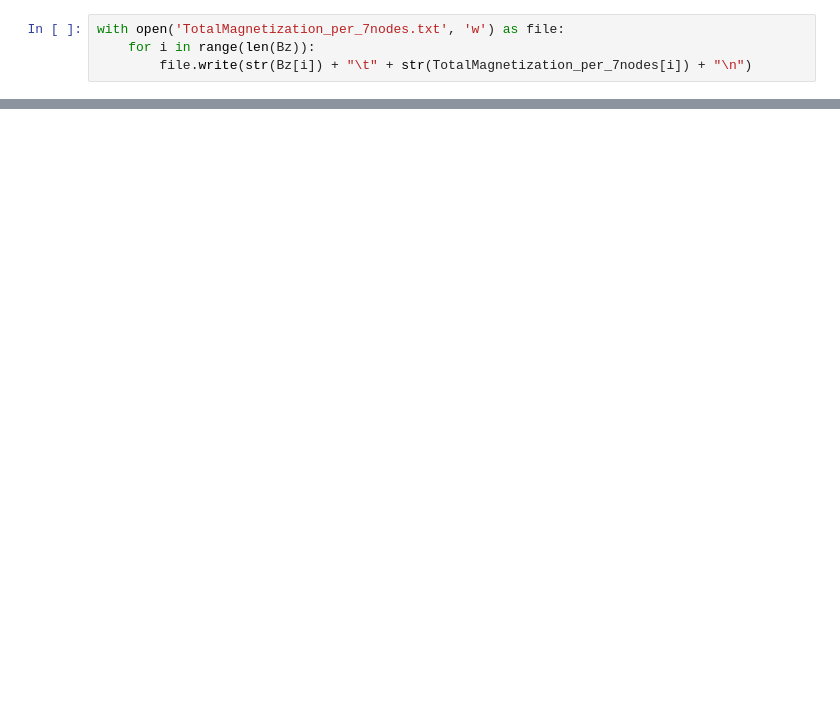
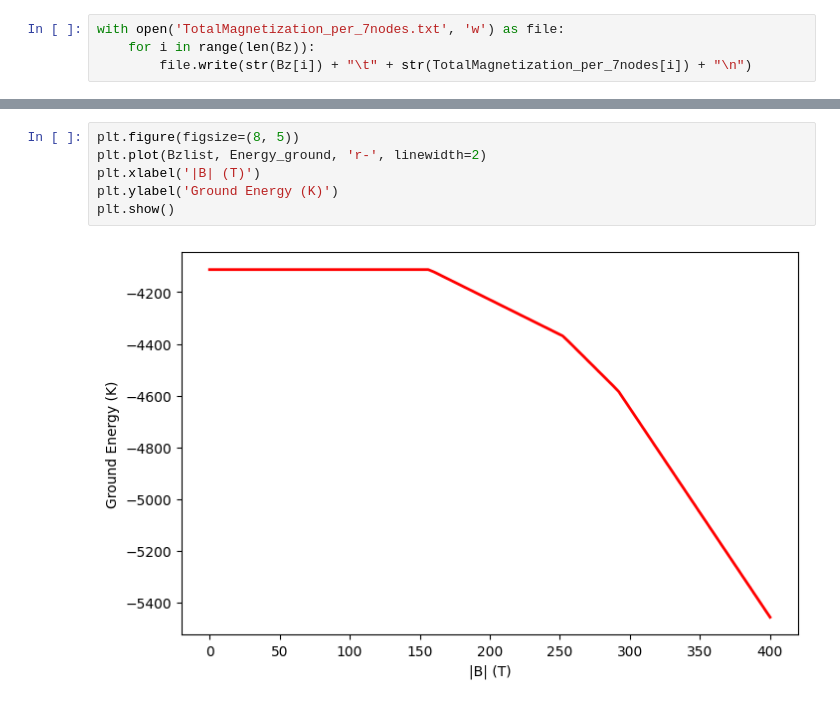
Before and after one commit to YauheniTalochkaN/SpinNet_QuTiP, a Jupyter notebook: EigenValueProblem.ipynb, the cells around one changed output, grey strips where cells are left out. Cells and saved outputs as stored; diff of their text form; blank space fills up the shorter version.

```diff
--- a/EigenValueProblem.ipynb
+++ b/EigenValueProblem.ipynb
@@ -176,0 +366,8 @@ plt.show()
+# %%
+plt.figure(figsize=(8, 5))
+plt.plot(Bzlist, Energy_ground, 'r-', linewidth=2)
+plt.xlabel('|B| (T)')
+plt.ylabel('Ground Energy (K)')
+plt.show()
+# %% [output]
+[figure, added]
```
Also changed, not shown: parts of 9 cells of this notebook.
